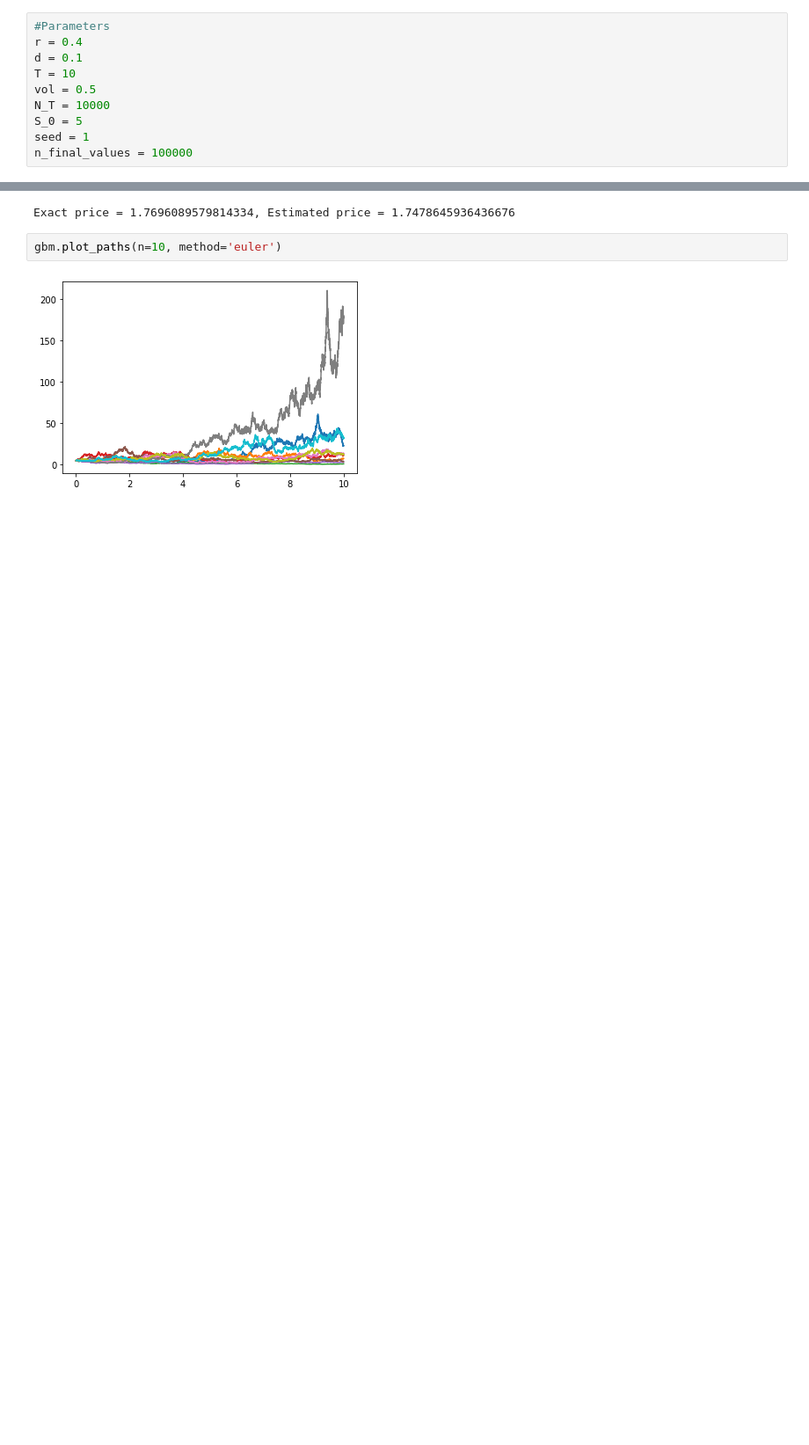
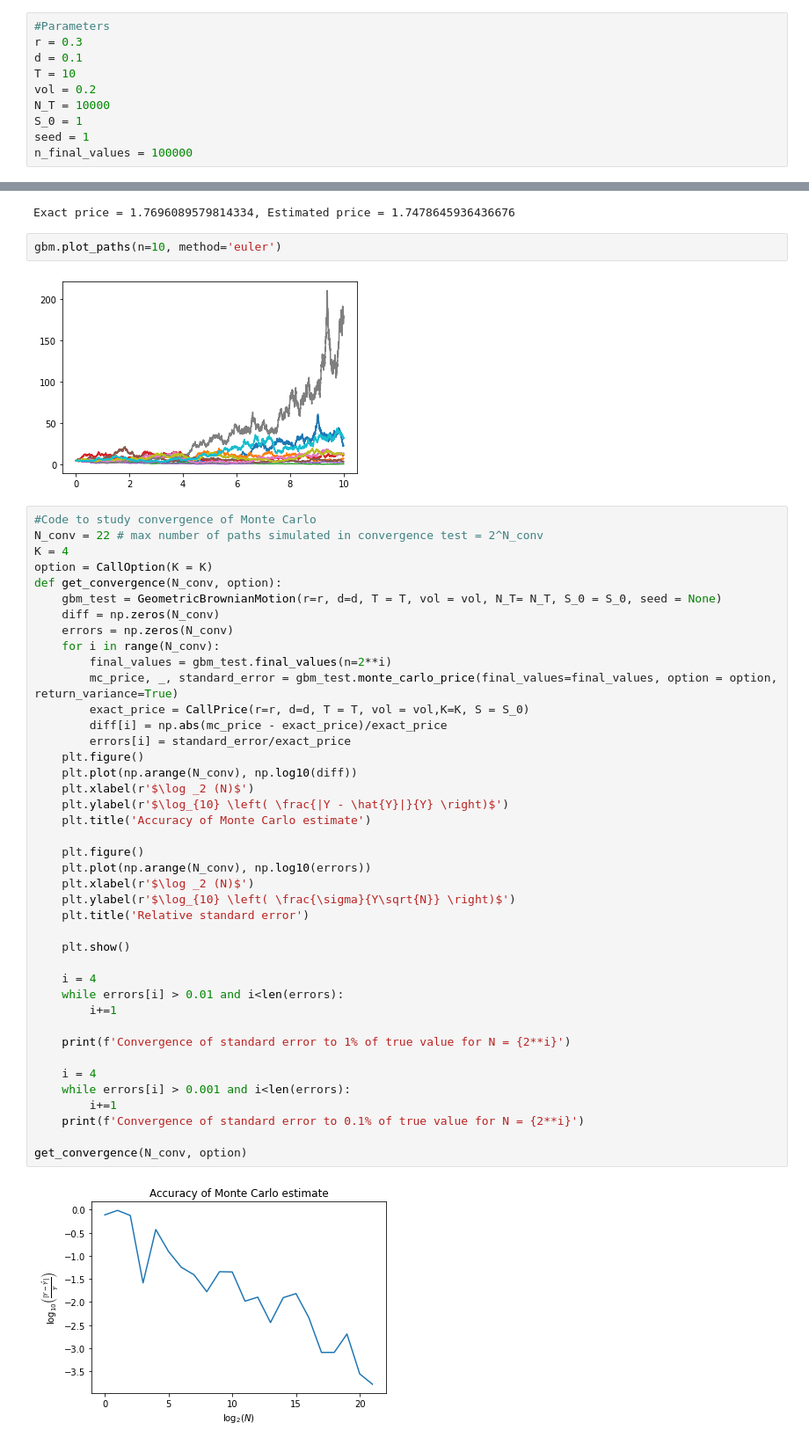
Before and after one commit to RumailAzhar/Quant, a Jupyter notebook: Project1.2_MonteCarlo.ipynb, the cells around one changed output, grey strips where cells are left out. Shown at 88% size. Saved outputs shown, nothing was run; the diff lists cells and outputs as text; blank space fills up the shorter version.

Commit message:
Added convergence study of Monte Carlo pricer

```diff
--- a/Project1.2_MonteCarlo.ipynb
+++ b/Project1.2_MonteCarlo.ipynb
@@ -5,11 +6,11 @@ import numpy as np
 # %%
 #Parameters
-r = 0.4
+r = 0.3
 d = 0.1
 T = 10
-vol = 0.5
+vol = 0.2
 N_T = 10000
-S_0 = 5
+S_0 = 1
 seed = 1
 n_final_values = 100000
 # %%
@@ -27,3 +31,46 @@ Exact price = 1.7696089579814334, Estimated price = 1.7478645936436676
 gbm.plot_paths(n=10, method='euler')
 # %% [output]
 [figure]
+# %%
+#Code to study convergence of Monte Carlo
+N_conv = 22 # max number of paths simulated in convergence test = 2^N_conv
+K = 4
+option = CallOption(K = K)
+def get_convergence(N_conv, option):
+    gbm_test = GeometricBrownianMotion(r=r, d=d, T = T, vol = vol, N_T= N_T, S_0 = S_0, seed = None)
+    diff = np.zeros(N_conv)
+    errors = np.zeros(N_conv)
+    for i in range(N_conv):
+        final_values = gbm_test.final_values(n=2**i)
+        mc_price, _, standard_error = gbm_test.monte_carlo_price(final_values=final_values, option = option, return_variance=True)
+        exact_price = CallPrice(r=r, d=d, T = T, vol = vol,K=K, S = S_0)
+        diff[i] = np.abs(mc_price - exact_price)/exact_price
+        errors[i] = standard_error/exact_price
+    plt.figure()
+    plt.plot(np.arange(N_conv), np.log10(diff))
+    plt.xlabel(r'$\log _2 (N)$')
+    plt.ylabel(r'$\log_{10} \left( \frac{|Y - \hat{Y}|}{Y} \right)$')
+    plt.title('Accuracy of Monte Carlo estimate')
+
+    plt.figure()
+    plt.plot(np.arange(N_conv), np.log10(errors))
+    plt.xlabel(r'$\log _2 (N)$')
+    plt.ylabel(r'$\log_{10} \left( \frac{\sigma}{Y\sqrt{N}} \right)$')
+    plt.title('Relative standard error')
+
+    plt.show()
+
+    i = 4
+    while errors[i] > 0.01 and i<len(errors):
+        i+=1
+
+    print(f'Convergence of standard error to 1% of true value for N = {2**i}')
+
+    i = 4
+    while errors[i] > 0.001 and i<len(errors):
+        i+=1
+    print(f'Convergence of standard error to 0.1% of true value for N = {2**i}')
+
+get_convergence(N_conv, option)
+# %% [output]
+[figure, added]
```
Also changed, not shown: parts of 5 cells of this notebook, 1 other file.
